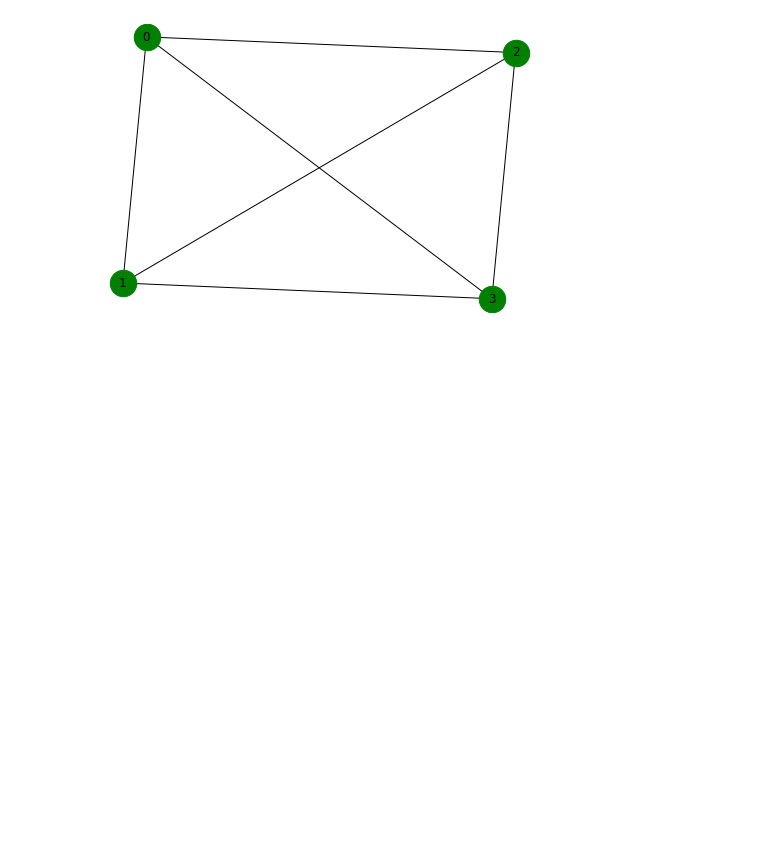
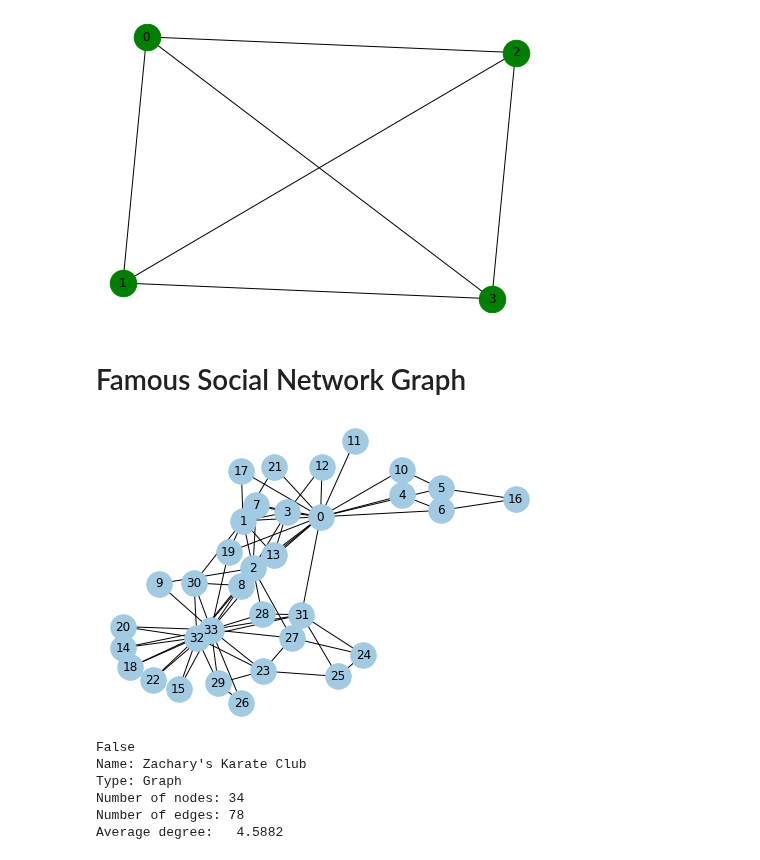
Before and after one commit to JayantGoel001/GraphsAndSocialNetworkAnalytics, a Jupyter notebook: Some Famous Graph.ipynb, the cells around one changed output. Saved outputs shown, nothing was run; the diff lists cells and outputs as text; code cells hidden in the pictures; blank space fills up the shorter version.

```diff
--- a/Some Famous Graph.ipynb
+++ b/Some Famous Graph.ipynb
@@ -21,3 +21,20 @@ tt = nx.tetrahedral_graph()
 nx.draw(tt,node_color='green',node_size=700,with_labels=True)
 # %% [output]
 [figure]
+# %% [markdown]
+# Famous Social Network Graph
+# %%
+k = nx.karate_club_graph()
+nx.draw(k,node_color="#A0CBE2",node_size=650,with_labels=True)
+# %% [output]
+[figure, added]
+# %%
+print(k.is_directed())
+print(nx.info(k))
+# %% [output]
+False
+Name: Zachary's Karate Club
+Type: Graph
+Number of nodes: 34
+Number of edges: 78
+Average degree:   4.5882
```
Also changed, not shown: parts of 7 cells of this notebook.
